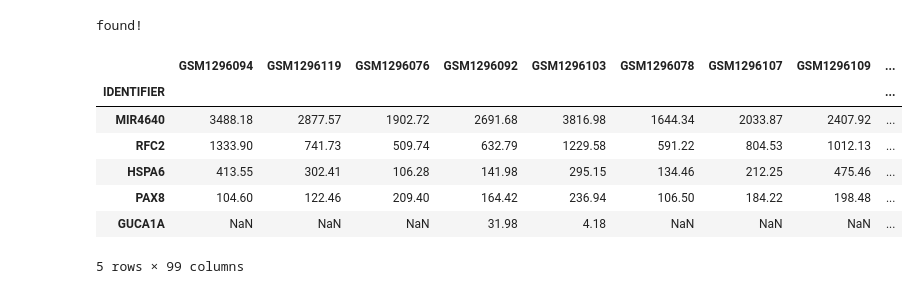
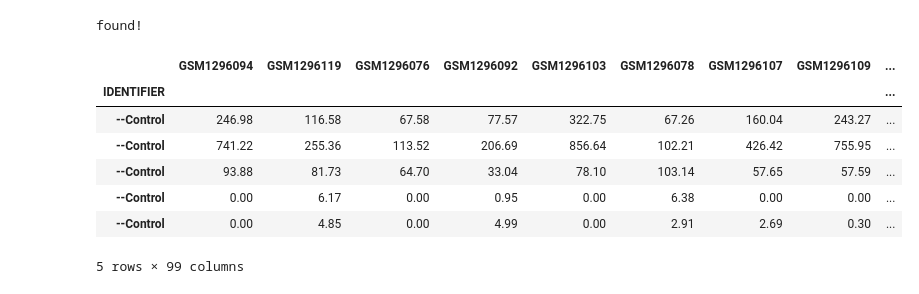
Before and after one commit to jingcheng-du/Gene2vec, a Jupyter notebook: data/data_processing.ipynb, the cells around one changed output. Cells and saved outputs as stored; diff of their text form; code cells hidden in the pictures.

```diff
--- a/data/data_processing.ipynb
+++ b/data/data_processing.ipynb
@@ -16,15 +16,19 @@ with open("GDS5420.soft","r") as f:
 found!
 # %%
 import pandas as pd
+import numpy as np
+import seaborn as sns
+import matplotlib.pyplot as plt
 
 dataset = pd.read_table("GDS5420.txt").drop("ID_REF",axis = 1).set_index("IDENTIFIER")
-dataset.head()
+dataset = dataset.replace(np.nan,0)
+dataset.tail()
 # %% [output]
 |  | GSM1296094 | GSM1296119 | GSM1296076 | GSM1296092 | GSM1296103 | GSM1296078 | GSM1296107 | GSM1296109 | ... |
 | IDENTIFIER |  |  |  |  |  |  |  |  | ... |
-| MIR4640 | 3488.18 | 2877.57 | 1902.72 | 2691.68 | 3816.98 | 1644.34 | 2033.87 | 2407.92 | ... |
-| RFC2 | 1333.90 | 741.73 | 509.74 | 632.79 | 1229.58 | 591.22 | 804.53 | 1012.13 | ... |
-| HSPA6 | 413.55 | 302.41 | 106.28 | 141.98 | 295.15 | 134.46 | 212.25 | 475.46 | ... |
-| PAX8 | 104.60 | 122.46 | 209.40 | 164.42 | 236.94 | 106.50 | 184.22 | 198.48 | ... |
-| GUCA1A | NaN | NaN | NaN | 31.98 | 4.18 | NaN | NaN | NaN | ... |
+| --Control | 246.98 | 116.58 | 67.58 | 77.57 | 322.75 | 67.26 | 160.04 | 243.27 | ... |
+| --Control | 741.22 | 255.36 | 113.52 | 206.69 | 856.64 | 102.21 | 426.42 | 755.95 | ... |
+| --Control | 93.88 | 81.73 | 64.70 | 33.04 | 78.10 | 103.14 | 57.65 | 57.59 | ... |
+| --Control | 0.00 | 6.17 | 0.00 | 0.95 | 0.00 | 6.38 | 0.00 | 0.00 | ... |
+| --Control | 0.00 | 4.85 | 0.00 | 4.99 | 0.00 | 2.91 | 2.69 | 0.30 | ... |
 5 rows × 99 columns
```
Also changed, not shown: parts of 4 cells of this notebook, 1 other file.
